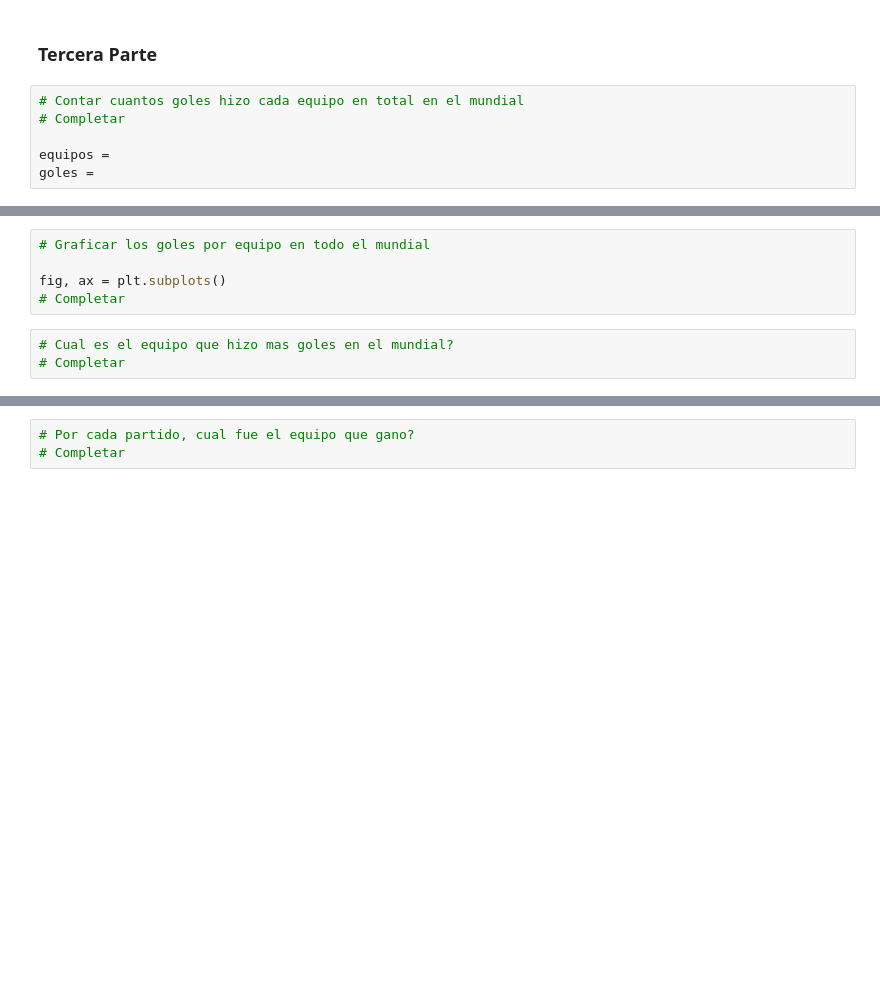
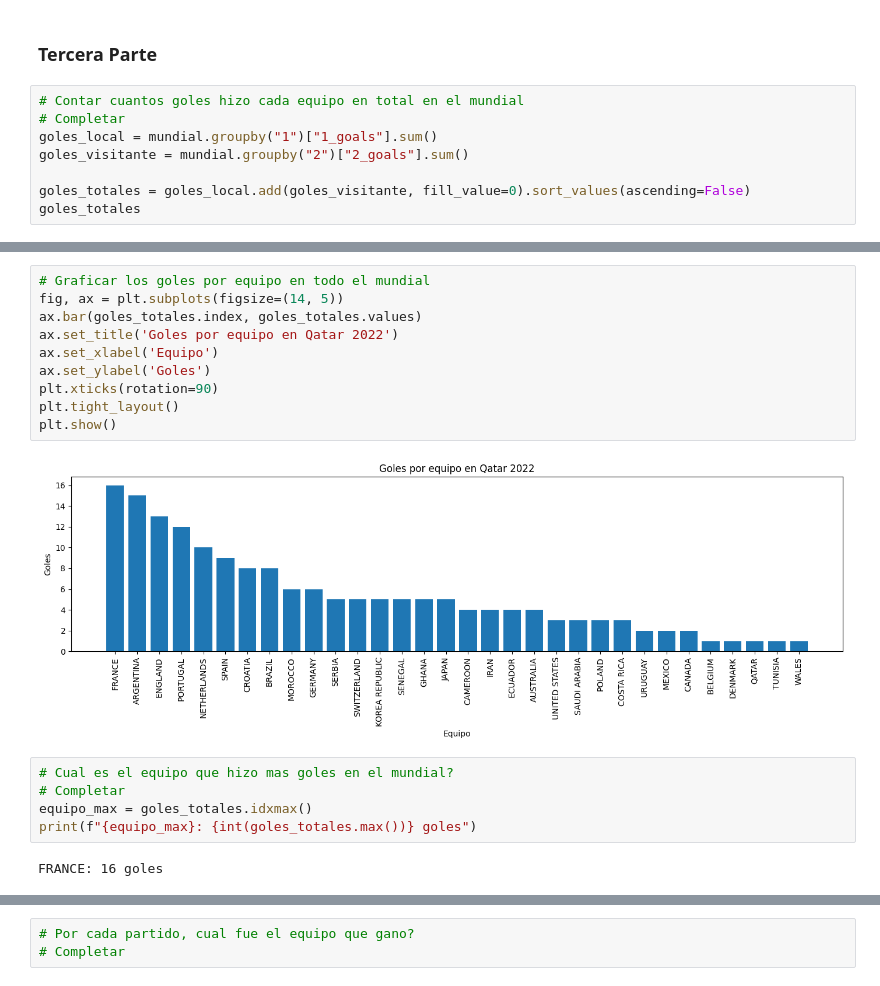
Before and after one commit to santiwinny/tecnologias-emergentes-4d-mundial-qatar-2022-mundial-qatar-2022, a Jupyter notebook: mundial_qatar_2022.ipynb, the cells around one changed output, grey strips where cells are left out. Saved outputs shown, nothing was run; the diff lists cells and outputs as text; blank space fills up the shorter version.

```diff
--- a/mundial_qatar_2022.ipynb
+++ b/mundial_qatar_2022.ipynb
@@ -235,6 +249,8 @@ fig, ax = plt.subplots()
 # %%
 # Contar cuantos goles hizo cada equipo en total en el mundial
 # Completar
+goles_local = mundial.groupby("1")["1_goals"].sum()
+goles_visitante = mundial.groupby("2")["2_goals"].sum()
 
-equipos =
-goles =
+goles_totales = goles_local.add(goles_visitante, fill_value=0).sort_values(ascending=False)
+goles_totales
@@ -241,11 +275,22 @@ goles =
 # %%
 # Graficar los goles por equipo en todo el mundial
-
-fig, ax = plt.subplots()
-# Completar
+fig, ax = plt.subplots(figsize=(14, 5))
+ax.bar(goles_totales.index, goles_totales.values)
+ax.set_title('Goles por equipo en Qatar 2022')
+ax.set_xlabel('Equipo')
+ax.set_ylabel('Goles')
+plt.xticks(rotation=90)
+plt.tight_layout()
+plt.show()
+# %% [output]
+[figure, added]
 # %%
 # Cual es el equipo que hizo mas goles en el mundial?
 # Completar
+equipo_max = goles_totales.idxmax()
+print(f"{equipo_max}: {int(goles_totales.max())} goles")
+# %% [output]
+FRANCE: 16 goles
 # %%
 # Por cada partido, cual fue la diferencia de goles?
 # Completar
```
Also changed, not shown: parts of 4 cells of this notebook.
